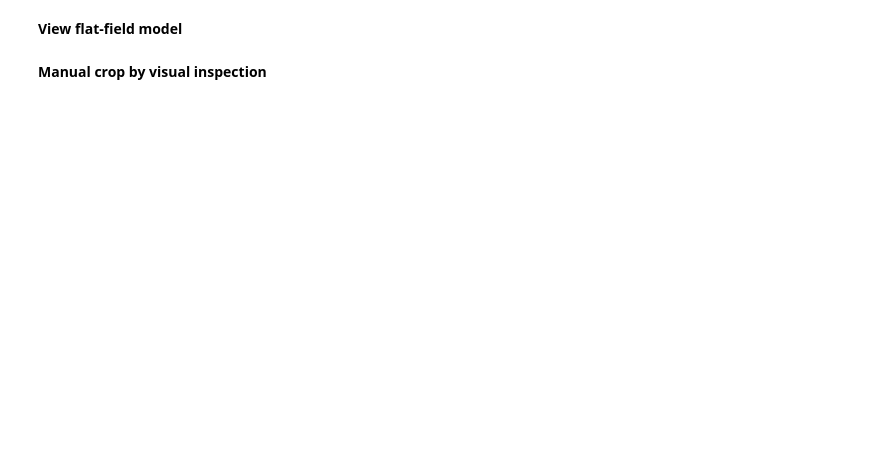
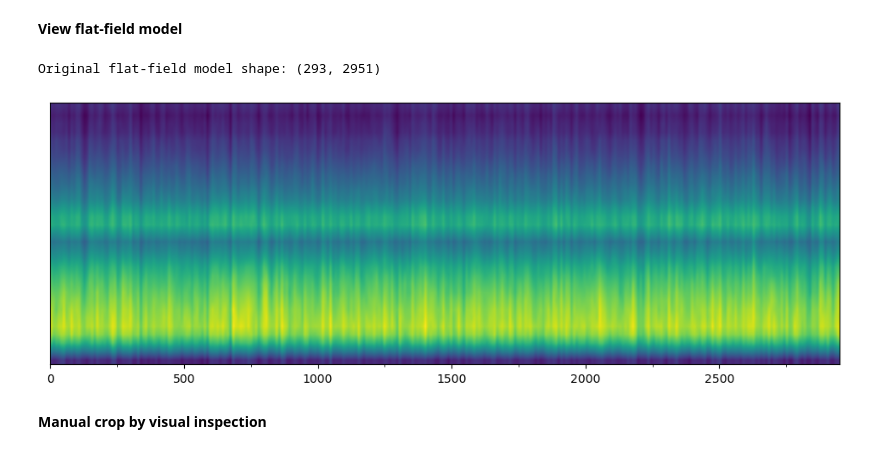
Before and after one commit to lens-biophotonics/mic, a Jupyter notebook: notebooks/cidre_model_postproc.ipynb, the cells around one changed output. Saved outputs shown, nothing was run; the diff lists cells and outputs as text; code cells hidden in the pictures; blank space fills up the shorter version.

Commit message:
Add new dSPIM illumination models (hippocampus, Meyer)

```diff
--- a/notebooks/cidre_model_postproc.ipynb
+++ b/notebooks/cidre_model_postproc.ipynb
@@ -18,27 +18,30 @@ wl = 488
 # %%
 import scipy.io
 import matplotlib.ticker as ticker
 
 
-v = scipy.io.loadmat(source / f'v_qspim_{wl}.mat')['v']
-z = scipy.io.loadmat(source / f'z_qspim_{wl}.mat')['z']
+v = scipy.io.loadmat(source / f'v_dspim_hippo1402_{wl}.mat')['v']
+z = scipy.io.loadmat(source / f'z_dspim_hippo1402_{wl}.mat')['z']
 
 orig_shape = v.shape
 print(f"Original flat-field model shape: {orig_shape}")
 
 if orig_shape[0] > orig_shape[1]:
     v = np.swapaxes(v, 0, 1)
     z = np.swapaxes(z, 0, 1)
 
 
 fig, ax = plt.subplots(figsize=(12, 4))
 ax.imshow(v)
 ax.set_aspect('auto')
 ax.set_yticks([])
 ax.minorticks_on()
-ax.xaxis.set_major_locator(ticker.MultipleLocator(1000))  # Major ticks every 1000
-ax.xaxis.set_minor_locator(ticker.MultipleLocator(500))   # Minor ticks every 500
+ax.xaxis.set_major_locator(ticker.MultipleLocator(500))  # Major ticks every 1000
+ax.xaxis.set_minor_locator(ticker.MultipleLocator(250))   # Minor ticks every 500
 plt.show()
+# %% [output]
+Original flat-field model shape: (293, 2951)
+[figure, added]
 # %% [markdown]
 **Manual crop by visual inspection**
 # %%
```
Also changed, not shown: parts of 3 cells of this notebook, 4 other files.
